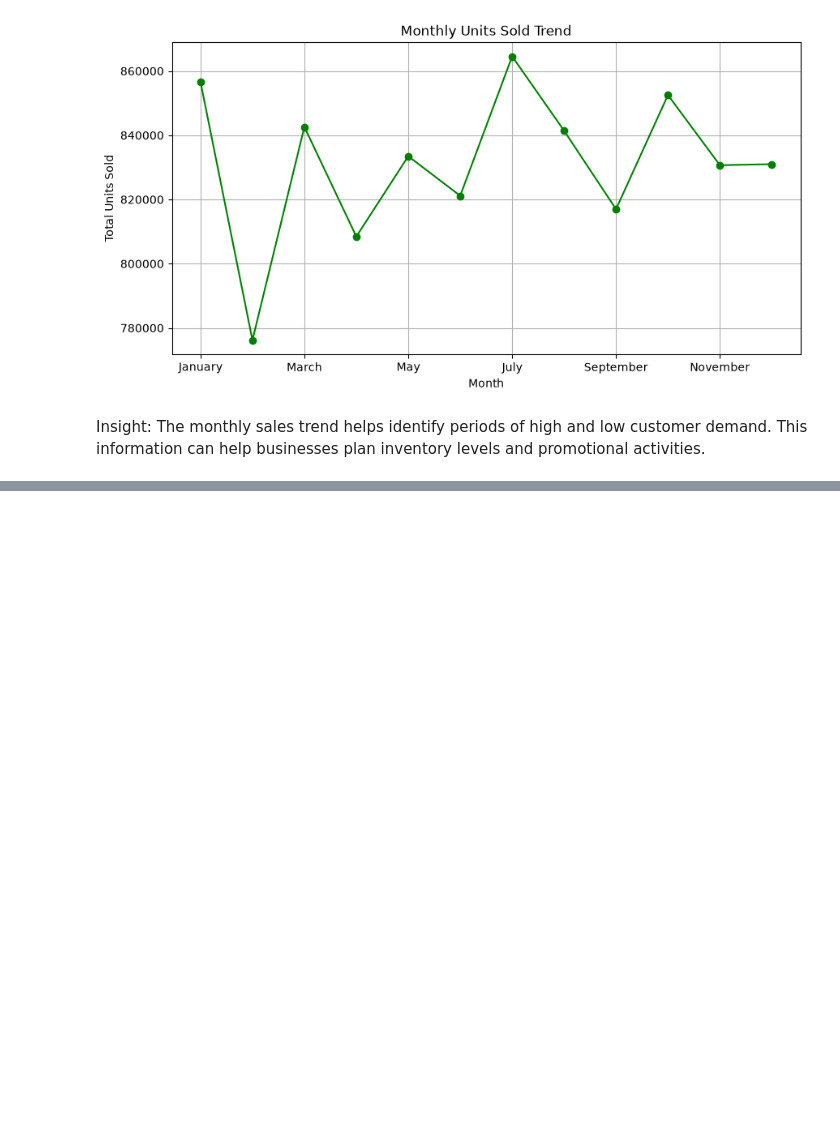
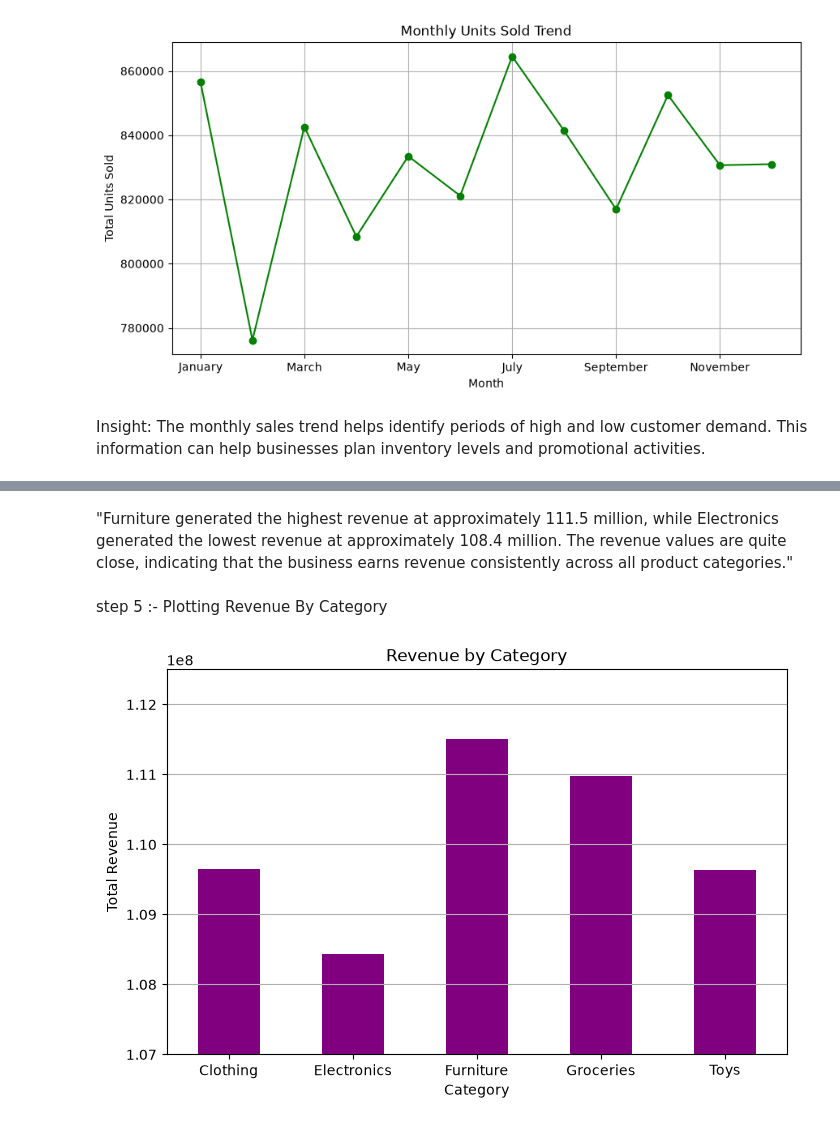
Before and after one commit to sabaadeeb4225-create/Supply-Chain-Demand-Forecasting, a Jupyter notebook: notebooks/eda.ipynb, the cells around one changed output, grey strips where cells are left out. Cells and saved outputs as stored; diff of their text form; code cells hidden in the pictures; blank space fills up the shorter version.

Commit message:
plotted revenue by category

```diff
--- a/notebooks/eda.ipynb
+++ b/notebooks/eda.ipynb
@@ -270,0 +286,3 @@ Insight: The monthly sales trend helps identify periods of high and low customer
+# %%
+df["Revenue"] = df["Units Sold"] * df["Price"]
+df.head()
@@ -270,0 +298,4 @@ Insight: The monthly sales trend helps identify periods of high and low customer
+# %%
+revenue_category = df.groupby("Category")["Revenue"].sum()
+
+revenue_category
@@ -270,0 +310,24 @@ Insight: The monthly sales trend helps identify periods of high and low customer
+# %% [markdown]
+"Furniture generated the highest revenue at approximately 111.5 million, while Electronics generated the lowest revenue at approximately 108.4 million. The revenue values are quite close, indicating that the business earns revenue consistently across all product categories."
+# %% [markdown]
+step 5 :- Plotting Revenue By Category
+# %%
+plt.figure(figsize=(8,5))
+
+revenue_category.plot(
+    kind="bar",
+    color="purple"
+)
+
+plt.title("Revenue by Category")
+plt.xlabel("Category")
+plt.ylabel("Total Revenue")
+plt.ylim(107000000, 112500000)
+
+plt.xticks(rotation=0)
+
+plt.grid(axis="y")
+
+plt.show()
+# %% [output]
+[figure, added]
```
Also changed, not shown: parts of 5 cells of this notebook.
